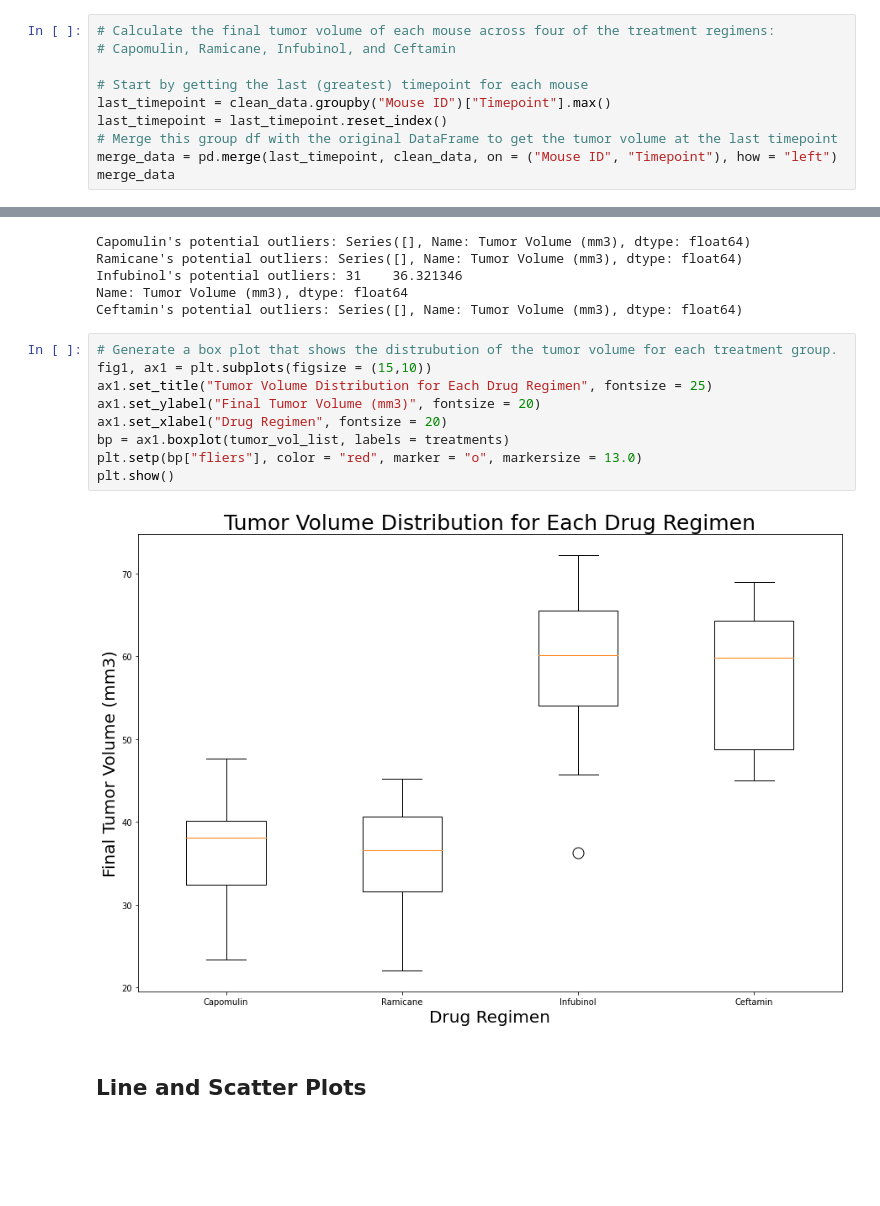
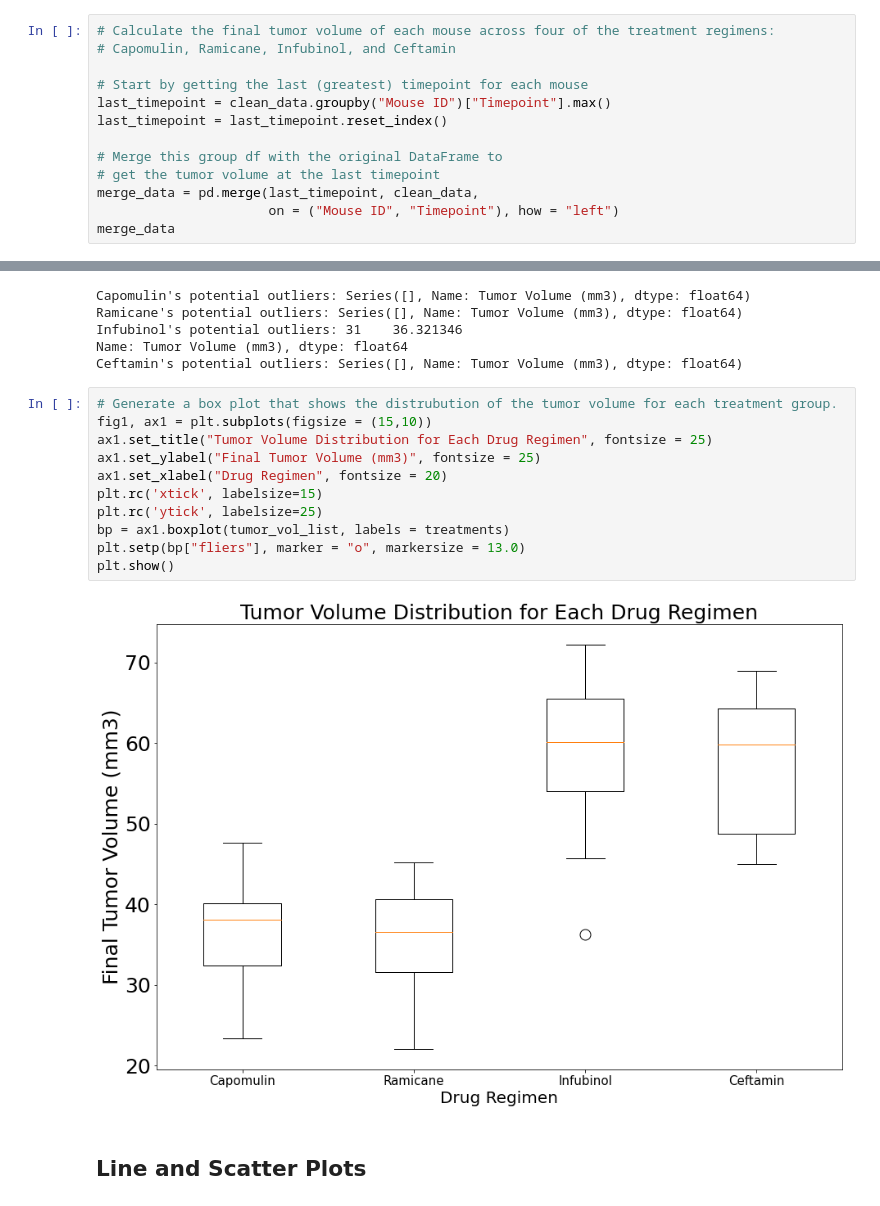
Before and after one commit to aliciahlavac/Pymaceuticals_Challenge, a Jupyter notebook: pymaceuticals.ipynb, the cells around one changed output, grey strips where cells are left out. Drawn from its saved outputs; the diff is of its cells as text; blank space fills up the shorter version.

```diff
--- a/pymaceuticals.ipynb
+++ b/pymaceuticals.ipynb
@@ -207,8 +210,11 @@ plt.show()
 # Start by getting the last (greatest) timepoint for each mouse
 last_timepoint = clean_data.groupby("Mouse ID")["Timepoint"].max()
 last_timepoint = last_timepoint.reset_index()
-# Merge this group df with the original DataFrame to get the tumor volume at the last timepoint
-merge_data = pd.merge(last_timepoint, clean_data, on = ("Mouse ID", "Timepoint"), how = "left")
+
+# Merge this group df with the original DataFrame to
+# get the tumor volume at the last timepoint
+merge_data = pd.merge(last_timepoint, clean_data,
+                      on = ("Mouse ID", "Timepoint"), how = "left")
 merge_data
 # %% [output]
 |  | Mouse ID | Timepoint | Tumor Volume (mm3) | Metastatic Sites | Drug Regimen | Sex | Age_months | ... |
@@ -259,13 +265,15 @@ Ceftamin's potential outliers: Series([], Name: Tumor Volume (mm3), dtype: float
 # %%
 # Generate a box plot that shows the distrubution of the tumor volume for each treatment group.
 fig1, ax1 = plt.subplots(figsize = (15,10))
 ax1.set_title("Tumor Volume Distribution for Each Drug Regimen", fontsize = 25)
-ax1.set_ylabel("Final Tumor Volume (mm3)", fontsize = 20)
+ax1.set_ylabel("Final Tumor Volume (mm3)", fontsize = 25)
 ax1.set_xlabel("Drug Regimen", fontsize = 20)
+plt.rc('xtick', labelsize=15)
+plt.rc('ytick', labelsize=25)
 bp = ax1.boxplot(tumor_vol_list, labels = treatments)
-plt.setp(bp["fliers"], color = "red", marker = "o", markersize = 13.0)
+plt.setp(bp["fliers"], marker = "o", markersize = 13.0)
 plt.show()
 # %% [output]
-[figure, old version]
+[figure, new version]
 # %% [markdown]
 ## Line and Scatter Plots
```
Also changed, not shown: parts of 8 cells of this notebook.
